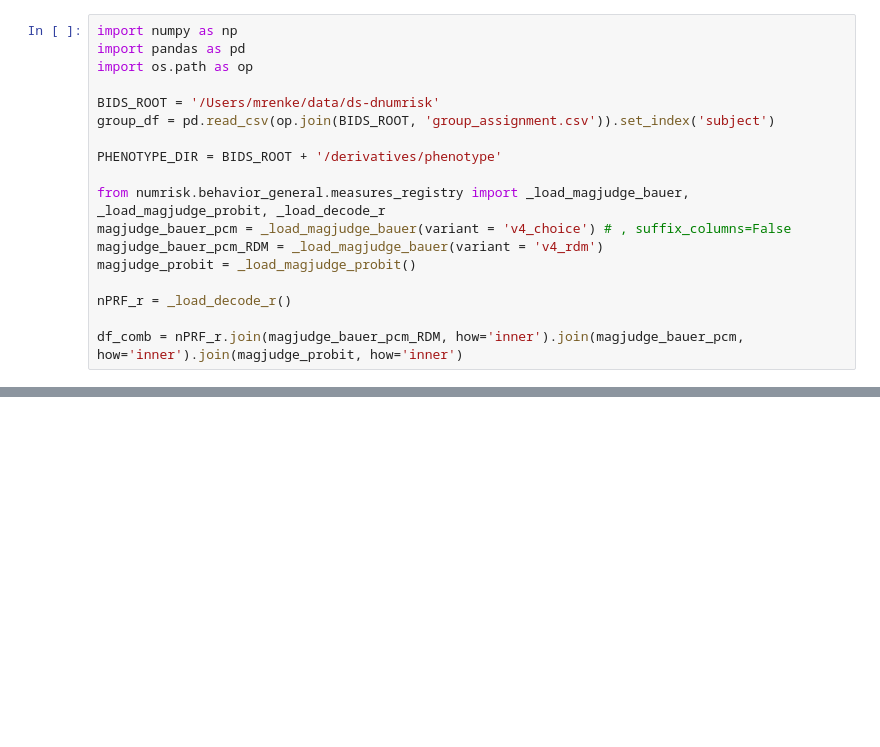
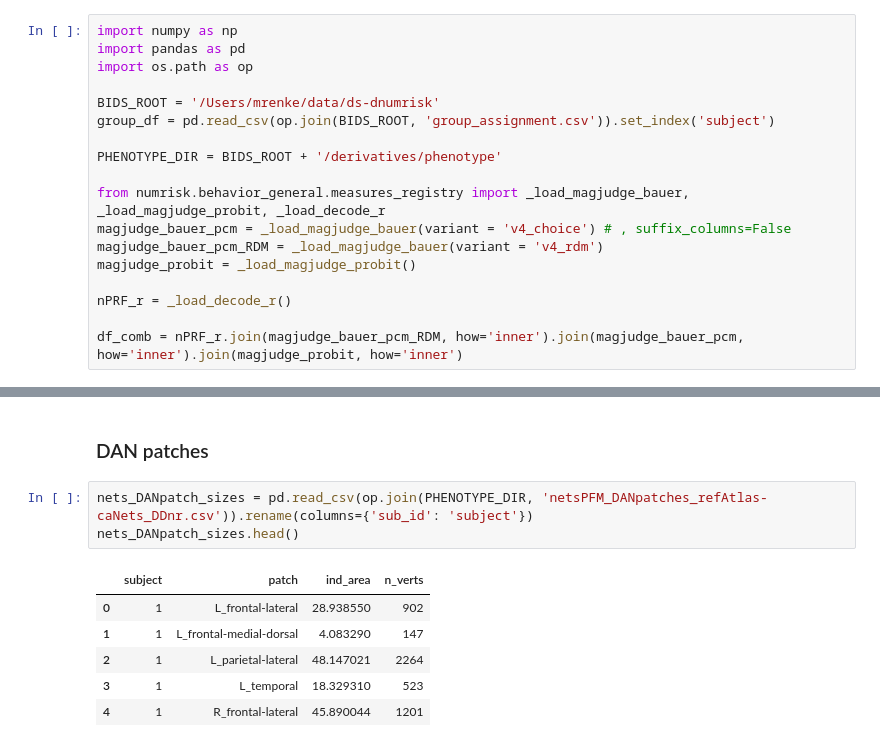
Before and after one commit to mrenke/parietal_patterns, a Jupyter notebook: prep_results/thesis_ch-DD-neuro_01.ipynb, the cells around one changed output, grey strips where cells are left out. Cells and saved outputs as stored; diff of their text form; blank space fills up the shorter version.

```diff
--- a/prep_results/thesis_ch-DD-neuro_01.ipynb
+++ b/prep_results/thesis_ch-DD-neuro_01.ipynb
@@ -128,0 +178,12 @@ newest in notebook: `parietal_patterns/gradients_noHalo/rep_groupDiffs_dParams.i
+# %% [markdown]
+### DAN patches
+# %%
+nets_DANpatch_sizes = pd.read_csv(op.join(PHENOTYPE_DIR, 'netsPFM_DANpatches_refAtlas-caNets_DDnr.csv')).rename(columns={'sub_id': 'subject'})
+nets_DANpatch_sizes.head()
+# %% [output]
+|  | subject | patch | ind_area | n_verts |
+| 0 | 1 | L_frontal-lateral | 28.938550 | 902 |
+| 1 | 1 | L_frontal-medial-dorsal | 4.083290 | 147 |
+| 2 | 1 | L_parietal-lateral | 48.147021 | 2264 |
+| 3 | 1 | L_temporal | 18.329310 | 523 |
+| 4 | 1 | R_frontal-lateral | 45.890044 | 1201 |
```
Also changed, not shown: parts of 21 cells of this notebook, 1 other file.
